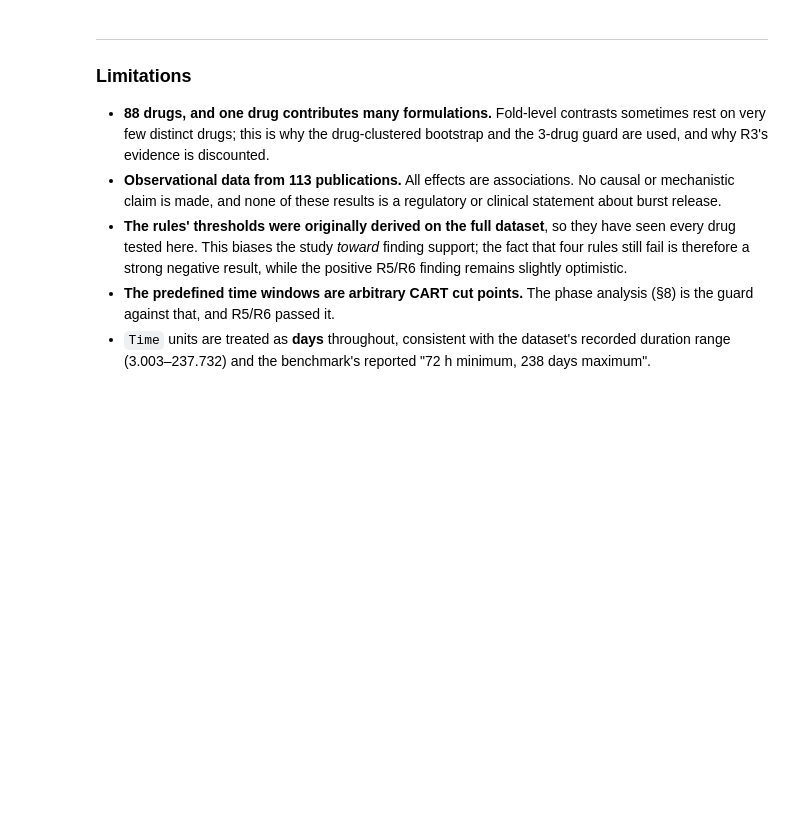
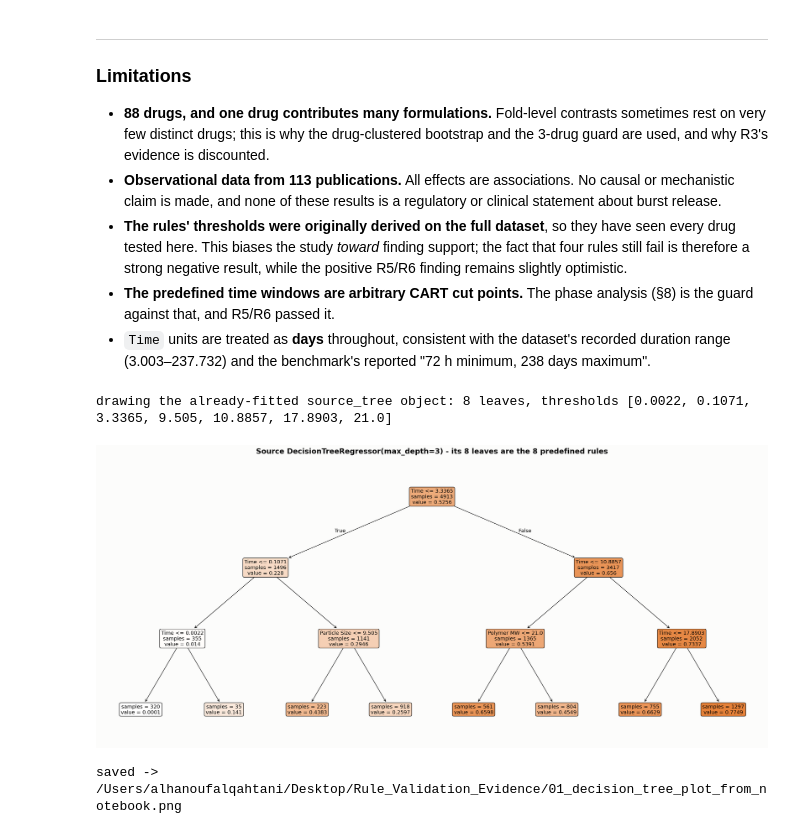
Before and after one commit to hknl5/Explainable-Fuzzy-Machine-Learning-for-Long-Acting-Injectables, a Jupyter notebook: validation_of_8_predefined_fuzzy_rules.ipynb, the cells around one changed output. Cells and saved outputs as stored; diff of their text form; code cells hidden in the pictures; blank space fills up the shorter version.

```diff
--- a/validation_of_8_predefined_fuzzy_rules.ipynb
+++ b/validation_of_8_predefined_fuzzy_rules.ipynb
@@ -1207,3 +1207,34 @@ formulation content that a rule never contained.
   guard against that, and R5/R6 passed it.
 * `Time` units are treated as **days** throughout, consistent with the dataset's recorded
   duration range (3.003–237.732) and the benchmark's reported "72 h minimum, 238 days maximum".
+# %%
+# ============================================================================
+# EVIDENCE CELL 1 - Decision-tree figure
+# Renders the ALREADY-FITTED `source_tree` object created in section 3.
+# The tree is NOT refitted, no parameter is changed, no value is recomputed.
+# ============================================================================
+import os
+from sklearn.tree import plot_tree
+
+EVIDENCE_DIR = os.path.expanduser("~/Desktop/Rule_Validation_Evidence")
+os.makedirs(EVIDENCE_DIR, exist_ok=True)
+
+# prove this is the same object that defined the 8 rules
+assert source_tree.get_n_leaves() == 8
+assert sorted(round(float(t), 4) for t in source_tree.tree_.threshold if t != -2.0) == RECORDED
+print("drawing the already-fitted source_tree object:",
+      f"{source_tree.get_n_leaves()} leaves, thresholds {RECORDED}")
+
+fig, ax = plt.subplots(figsize=(28, 12))
+plot_tree(source_tree, feature_names=RULE_FEATURES, filled=True, rounded=True,
+          precision=4, fontsize=12, impurity=False, ax=ax)
+ax.set_title("Source DecisionTreeRegressor(max_depth=3) - its 8 leaves are the 8 predefined rules",
+             fontsize=17, fontweight="bold", color=INK, pad=18)
+fig.savefig(f"{EVIDENCE_DIR}/01_decision_tree_plot_from_notebook.png",
+            dpi=300, bbox_inches="tight", facecolor="white")
+plt.show()
+print("saved ->", f"{EVIDENCE_DIR}/01_decision_tree_plot_from_notebook.png")
+# %% [output]
+drawing the already-fitted source_tree object: 8 leaves, thresholds [0.0022, 0.1071, 3.3365, 9.505, 10.8857, 17.8903, 21.0]
+[figure, added]
+saved -> /Users/alhanoufalqahtani/Desktop/Rule_Validation_Evidence/01_decision_tree_plot_from_notebook.png
```
Also changed, not shown: parts of 1 cell of this notebook.
